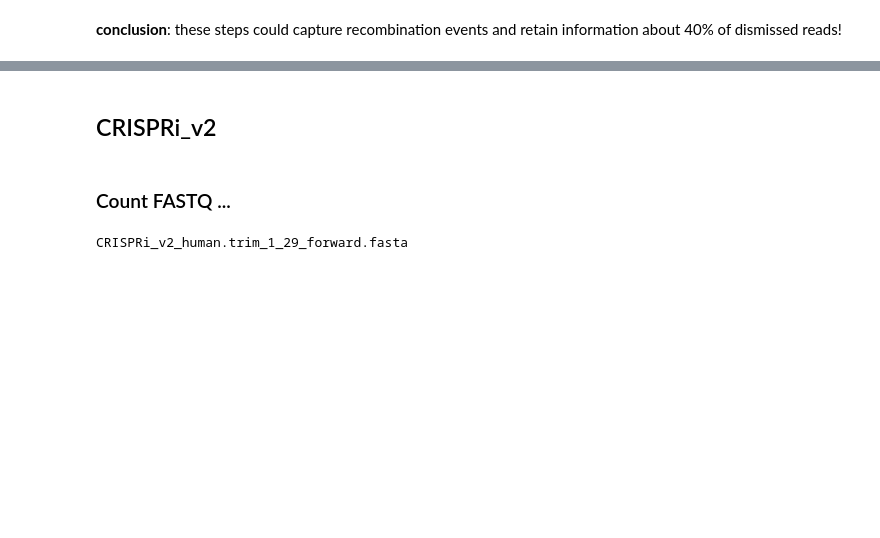
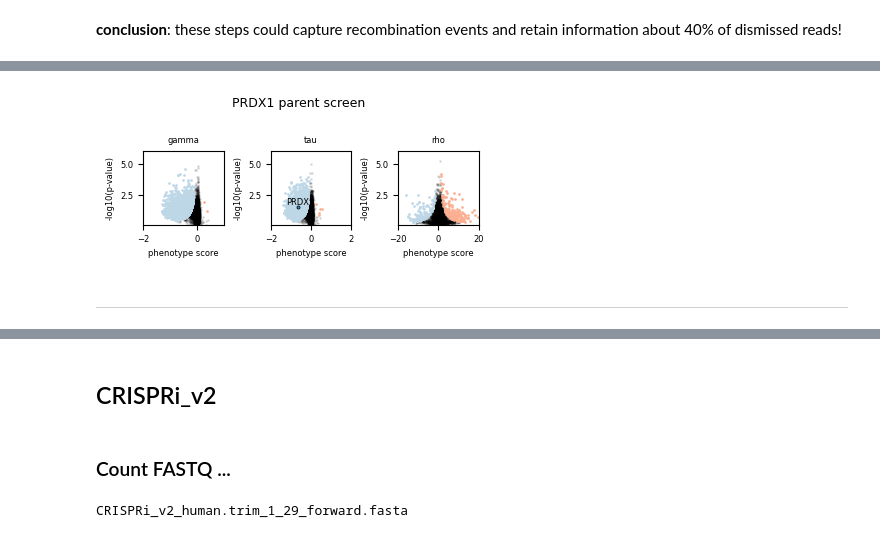
Before and after one commit to FunGI-cap/ScreenPro-Benchmarking, a Jupyter notebook: analysis/1a-single-or-dual-guide-screens/single-or-dual-guide-screen-reanalysis.ipynb, the cells around one changed output, grey strips where cells are left out. Cells and saved outputs as stored; diff of their text form; code cells hidden in the pictures; blank space fills up the shorter version.

```diff
--- a/analysis/1a-single-or-dual-guide-screens/single-or-dual-guide-screen-reanalysis.ipynb
+++ b/analysis/1a-single-or-dual-guide-screens/single-or-dual-guide-screen-reanalysis.ipynb
@@ -192,0 +430,44 @@ shape: (323_996, 6)
+# %%
+sel = ['target','score','ttest pvalue']# BH adj_pvalue # ttest pvalue
+gamma = screen.phenotypes['compare_reps']['gamma:vehicle_vs_T0'].loc[:,sel].reset_index(drop=True)
+
+tau = screen.phenotypes['compare_reps']['tau:DNAPKi_vs_T0'].loc[:,sel].reset_index(drop=True)
+
+rho = screen.phenotypes['compare_reps']['rho:DNAPKi_vs_vehicle'].loc[:,sel].reset_index(drop=True)
+# %%
+# Create subplots and specify the size
+fig, (ax1,ax2,ax3) = plt.subplots(1,3,figsize=(4, 1.8))
+
+scp.pl.plot_volcano(ax1, gamma,threshold=5,xlim_l=-2, xlim_r=1,ctrl_label='negative_control')
+ax1.grid(False)
+ax1.get_legend().remove()
+ax1.set_title('gamma')
+
+scp.pl.plot_volcano(ax2, tau,threshold=5,xlim_l=-2, xlim_r=2,ctrl_label='negative_control')
+scp.pl.label_sensitivity_hit(ax2,tau,'PRDX1',threshold=5,size=5,size_txt=6,t_x=-.6,t_y=.2,ctrl_label='negative_control')
+
+ax2.grid(False)
+ax2.get_legend().remove()
+ax2.set_title('tau')
+
+scp.pl.plot_volcano(ax3, rho,threshold=5,xlim_l=-20, xlim_r=20,ctrl_label='negative_control')
+# label_resistance_hit(ax2,rho,'TTC1',size=5,size_txt=6,t_x=.1)
+# label_sensitivity_hit(ax2,rho,'CLHC1',size=5,size_txt=6,t_y=.1)
+
+ax3.grid(False)
+ax3.get_legend().remove()
+ax3.set_title('rho')
+
+
+for ax in [ax1,ax2,ax3]:
+    for item in ([ax.title, ax.xaxis.label, ax.yaxis.label] + ax.get_xticklabels() + ax.get_yticklabels()):
+        item.set_fontsize(6)
+
+fig.suptitle('PRDX1 parent screen',fontsize=9)
+plt.tight_layout()
+# Show the plot
+plt.show()
+# %% [output]
+[figure, added]
+# %% [markdown]
+___
```
Also changed, not shown: parts of 40 cells of this notebook.
